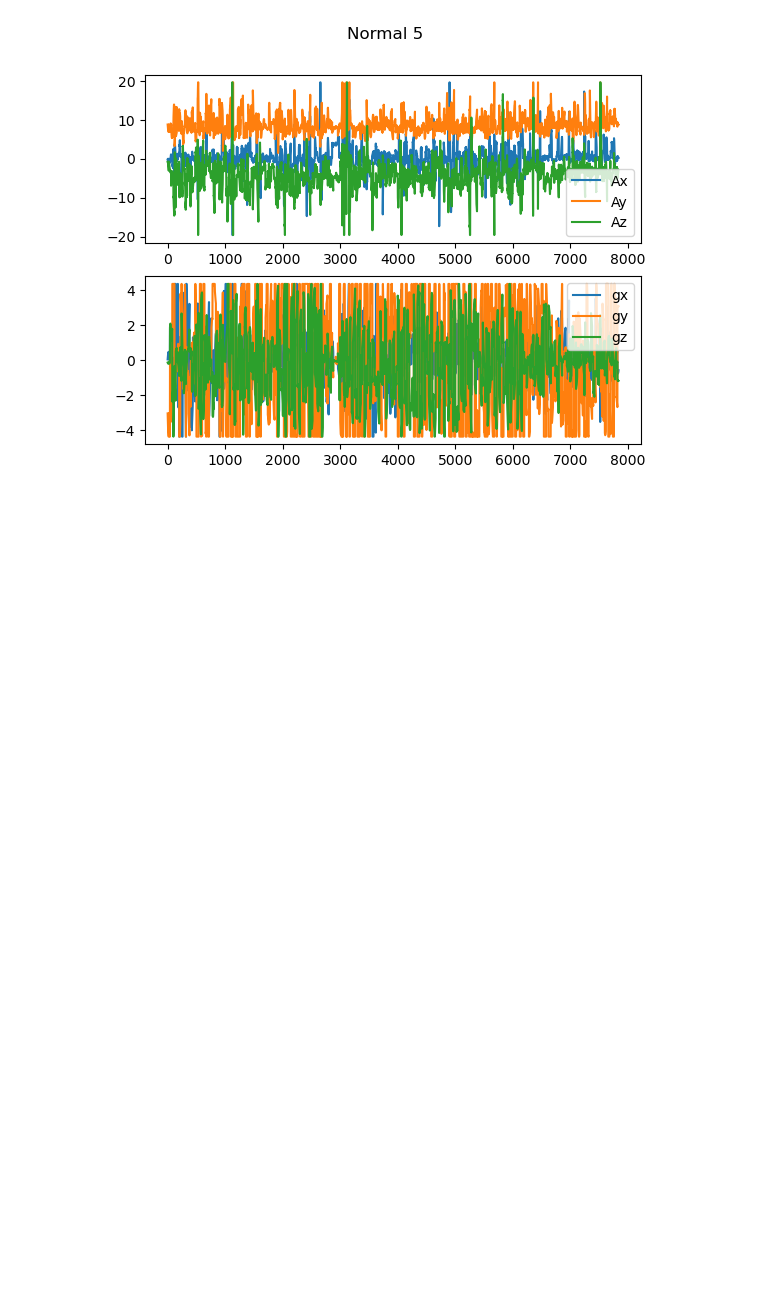
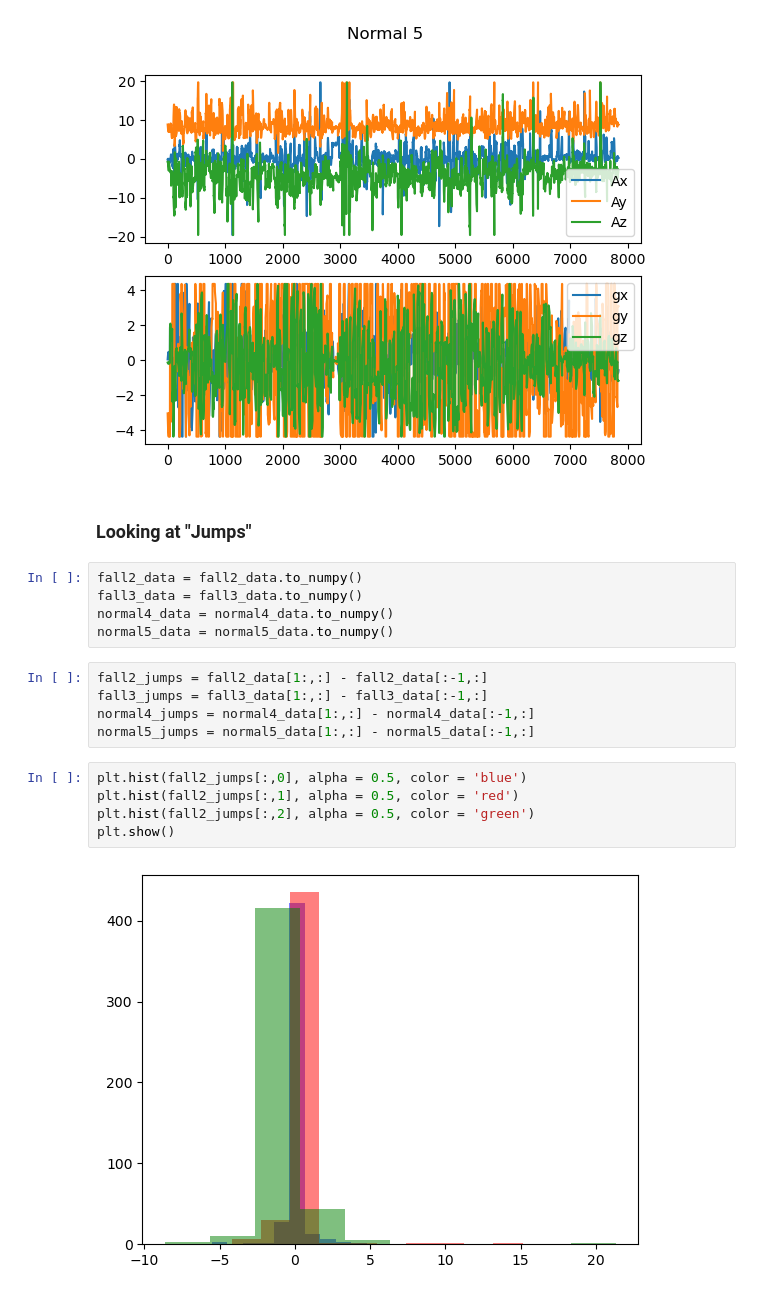
Before and after one commit to NUSMedTechMorphine/Morphine-22-23, a Jupyter notebook: ML/Codes/19-01-23 Visualization.ipynb, the cells around one changed output. Cells and saved outputs as stored; diff of their text form; blank space fills up the shorter version.

Commit message:
Added histograms to Visualization plots. No meaningful takeaways

```diff
--- a/ML/Codes/19-01-23 Visualization.ipynb
+++ b/ML/Codes/19-01-23 Visualization.ipynb
@@ -97,3 +97,22 @@ ax2.legend()
 plt.show()
 # %% [output]
 [figure]
+# %% [markdown]
+### Looking at "Jumps"
+# %%
+fall2_data = fall2_data.to_numpy()
+fall3_data = fall3_data.to_numpy()
+normal4_data = normal4_data.to_numpy()
+normal5_data = normal5_data.to_numpy()
+# %%
+fall2_jumps = fall2_data[1:,:] - fall2_data[:-1,:]
+fall3_jumps = fall3_data[1:,:] - fall3_data[:-1,:]
+normal4_jumps = normal4_data[1:,:] - normal4_data[:-1,:]
+normal5_jumps = normal5_data[1:,:] - normal5_data[:-1,:]
+# %%
+plt.hist(fall2_jumps[:,0], alpha = 0.5, color = 'blue')
+plt.hist(fall2_jumps[:,1], alpha = 0.5, color = 'red')
+plt.hist(fall2_jumps[:,2], alpha = 0.5, color = 'green')
+plt.show()
+# %% [output]
+[figure, added]
```
Also changed, not shown: parts of 7 cells of this notebook.
